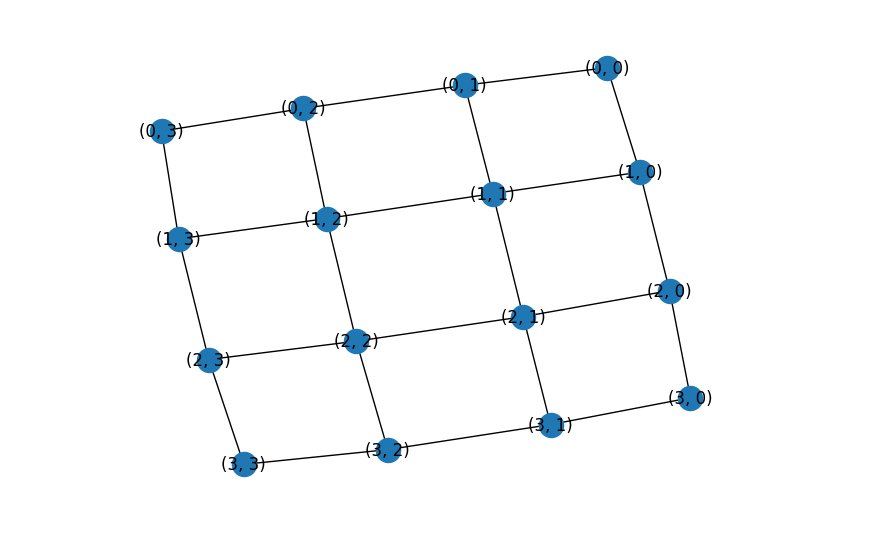
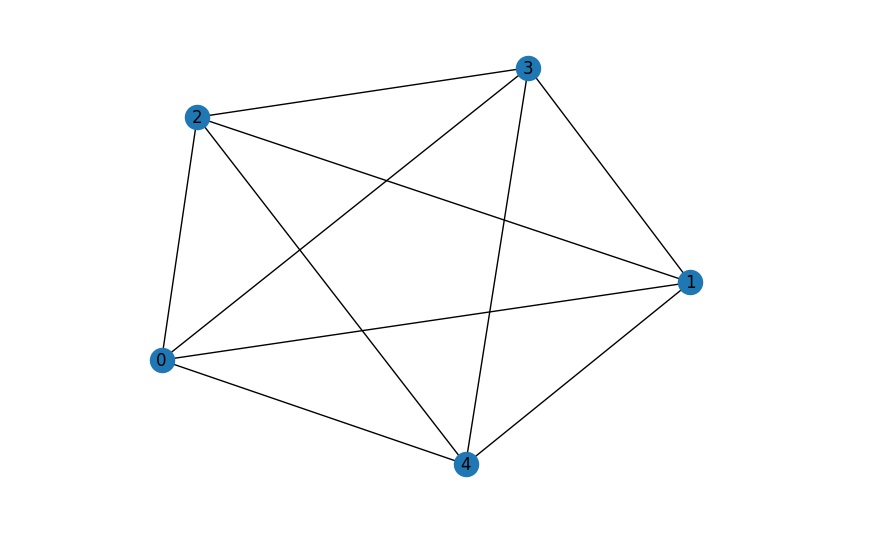
Before and after one commit to DarraghD1/AssignmentTwoAI, a Jupyter notebook: main.ipynb, the cells around one changed output. Saved outputs shown, nothing was run; the diff lists cells and outputs as text; code cells hidden in the pictures.

```diff
--- a/main.ipynb
+++ b/main.ipynb
@@ -1,28 +1,28 @@
 # %%
 import random
 import statistics as stats
 import networkx as nx
 import matplotlib.pyplot as plt
 
 # graph topology options: k5, cycle, grid
-TOPOLOGY = "grid"
+TOPOLOGY = "k5"
 RANDOM_SEED = 42
 random.seed(RANDOM_SEED)
 
 # build different graphs based on input topology
 def build_graph(topology: str) -> nx.Graph:
     if topology == "k5":
         return nx.complete_graph(5)
     if topology == "cycle":
         return nx.cycle_graph(12)
     if topology == "grid":
         return nx.grid_2d_graph(4, 4)  # 4x4 grid
 
 g = build_graph(TOPOLOGY)
 nx.draw(g, with_labels=True)
 plt.show()
 # %% [output]
-[figure, old version]
+[figure, new version]
 # %%
 # input number of colours for the topology
 num_colours = 5 if TOPOLOGY == "k5" else 2
```
Also changed, not shown: parts of 2 cells of this notebook.
